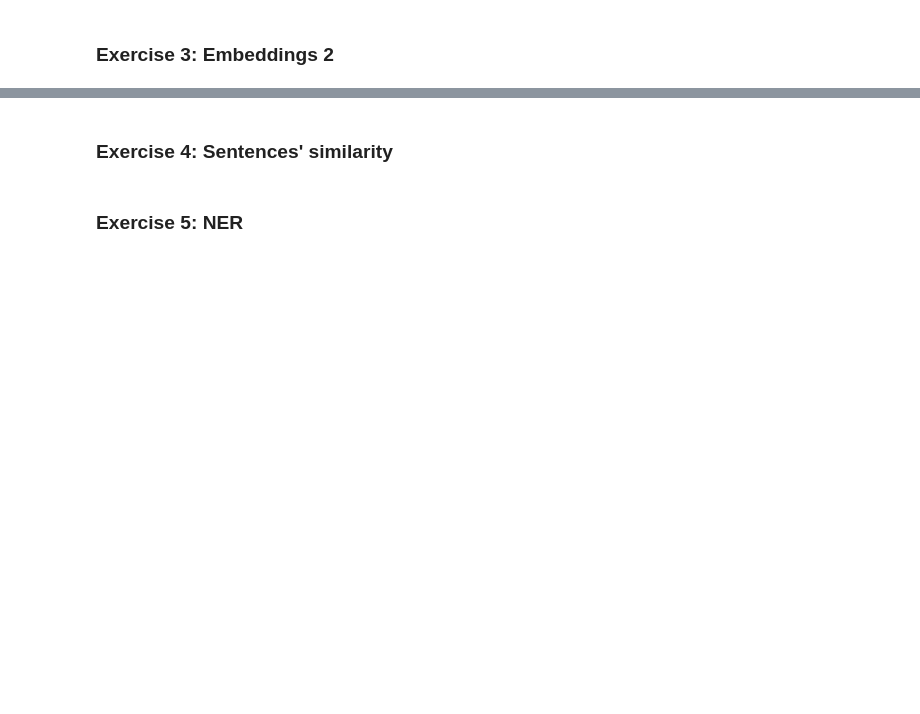
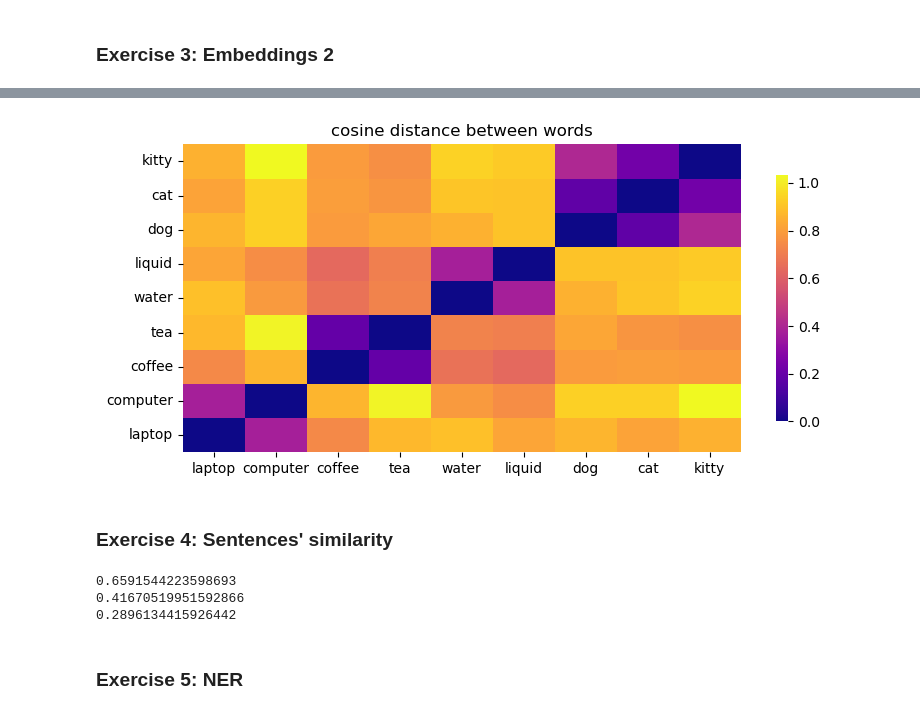
Before and after one commit to Alainogou/nlp-spacy, a Jupyter notebook: nlp_spacy.ipynb, the cells around one changed output, grey strips where cells are left out. Saved outputs shown, nothing was run; the diff lists cells and outputs as text; code cells hidden in the pictures; blank space fills up the shorter version.

```diff
--- a/nlp_spacy.ipynb
+++ b/nlp_spacy.ipynb
@@ -31,2 +41,11 @@ tokens
 # %% [markdown]
 ### Exercise 3: Embeddings 2
+# %%
+#1
+text= "laptop computer coffee tea water liquid dog cat kitty"
+nlp = spacy.load("en_core_web_md")
+doc = nlp(text)
+embedding = doc.vector
+
+for token in doc:
+    print(f"Word: {token.text}, shape: {token.vector.shape} , sum first 20 values of the embedding: {token.vector[:20].sum()}")
@@ -33,4 +62,63 @@ tokens
+# %%
+import pandas as pd
+import numpy as np
+import seaborn as sns
+import matplotlib.pyplot as plt
+
+def norm(v):
+    n= np.sqrt(np.dot(v, v))
+    return n
+
+def cosine_similarity(v1, v2):
+    similarity= np.dot(v1, v2)/ (norm(v1) * norm(v2))
+    return similarity
+
+
+tokens=[]
+for token in doc:
+    tokens.append(token.text)
+
+distance_matrice=[]
+for token_1 in list(doc)[::-1]:
+    tmp=[]
+    for token_2 in doc:
+        cosine_distance=1-cosine_similarity(token_1.vector, token_2.vector)
+        tmp.append(cosine_distance)
+    distance_matrice.append(tmp)
+
+
+df= pd.DataFrame(distance_matrice, index=tokens[::-1], columns=tokens)
+
+plt.figure(figsize=(9, 4))
+sns.heatmap(df, cmap='plasma' ,cbar_kws={"shrink": .8})
+plt.title('cosine distance between words')
+plt.xticks(rotation=0)
+plt.show()
+# %% [output]
+[figure, added]
 # %% [markdown]
 ### Exercise 4: Sentences' similarity
+# %%
+sentence_1 = "I want to buy shoes"
+sentence_2 = "I would love to purchase running shoes"
+sentence_3 = "I am in my room"
+
+nl = spacy.load("en_core_web_sm")
+
+doc1 = nl(sentence_1)
+doc2 = nl(sentence_2)
+doc3 = nl(sentence_3)
+
+#print(cosine_similarity(doc1.vector, doc2.vector))
+#print(cosine_similarity(doc1.vector, doc3.vector))
+#print(cosine_similarity(doc2.vector, doc3.vector))
+
+print(doc1.similarity(doc2))
+print(doc1.similarity(doc3))
+print(doc2.similarity(doc3))
+# %% [output]
+0.6591544223598693
+0.41670519951592866
+0.2896134415926442
 # %% [markdown]
 ### Exercise 5: NER
```
Also changed, not shown: parts of 6 cells of this notebook, 2 other files.
